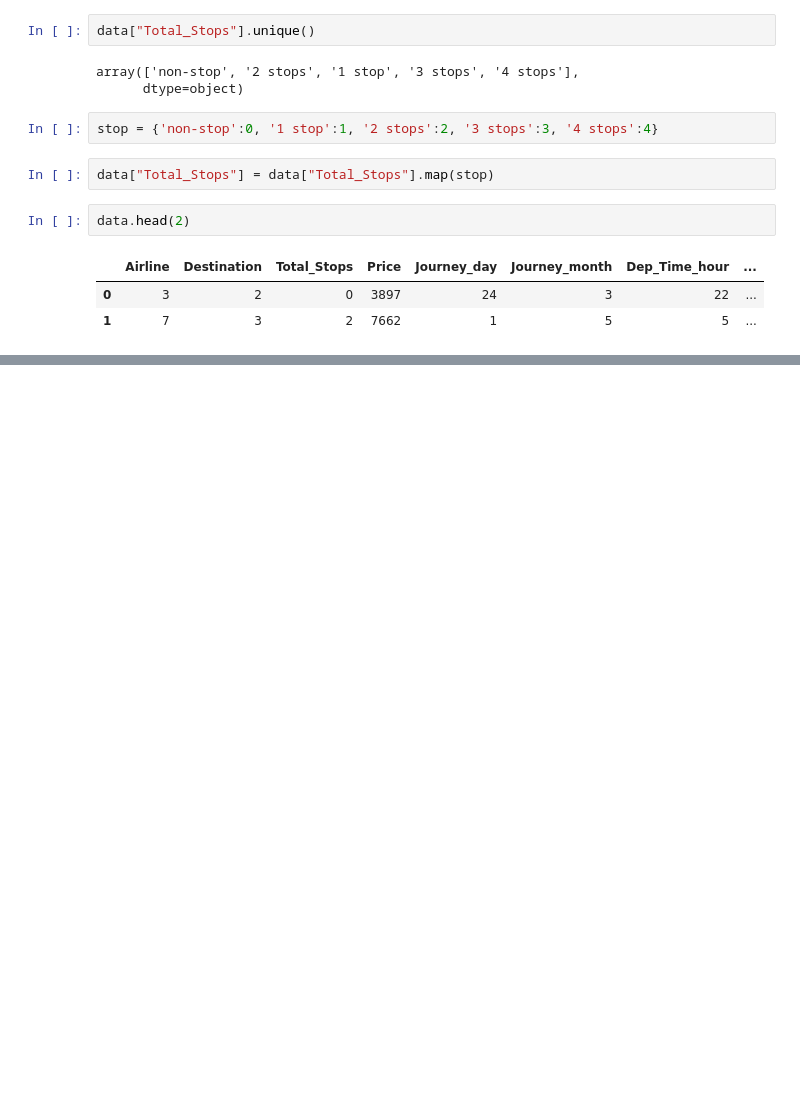
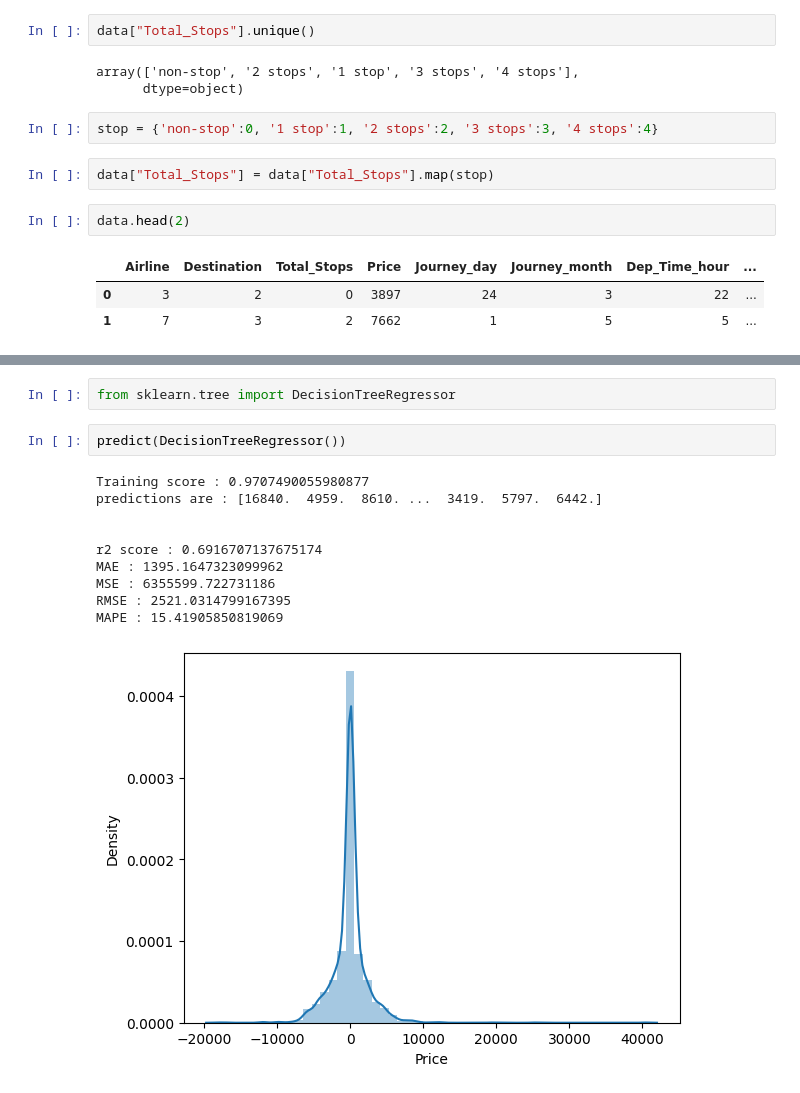
Before and after one commit to jonasbartz/Fare-of-airlines-tickets, a Jupyter notebook: AirlineTickets.ipynb, the cells around one changed output, grey strips where cells are left out. Drawn from its saved outputs; the diff is of its cells as text; blank space fills up the shorter version.

```diff
--- a/start.ipynb
+++ b/AirlineTickets.ipynb
@@ -379,0 +498,15 @@ data.head(2)
+# %%
+from sklearn.tree import DecisionTreeRegressor
+# %%
+predict(DecisionTreeRegressor())
+# %% [output]
+Training score : 0.9707490055980877
+predictions are : [16840.  4959.  8610. ...  3419.  5797.  6442.]
+
+
+r2 score : 0.6916707137675174
+MAE : 1395.1647323099962
+MSE : 6355599.722731186
+RMSE : 2521.0314799167395
+MAPE : 15.41905850819069
+[figure, added]
```
Also changed, not shown: parts of 25 cells of this notebook.
